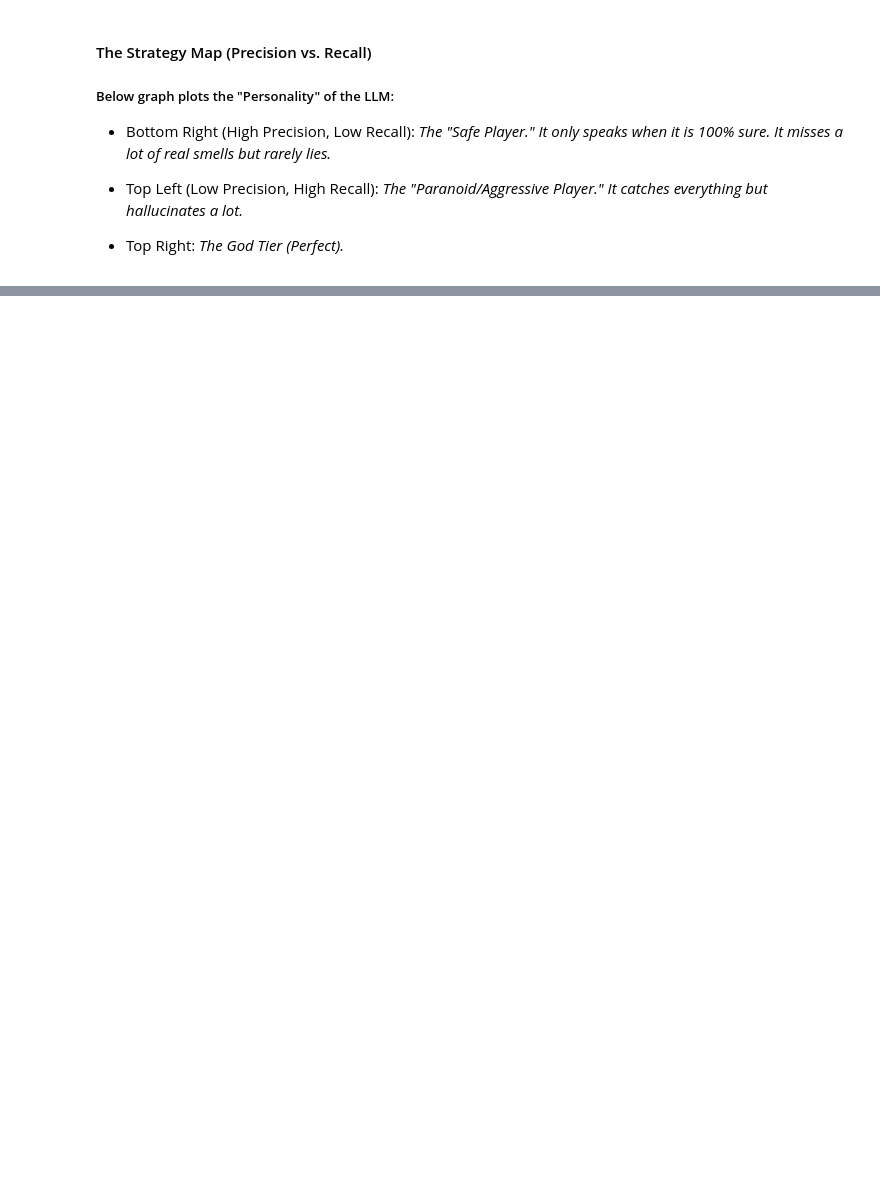
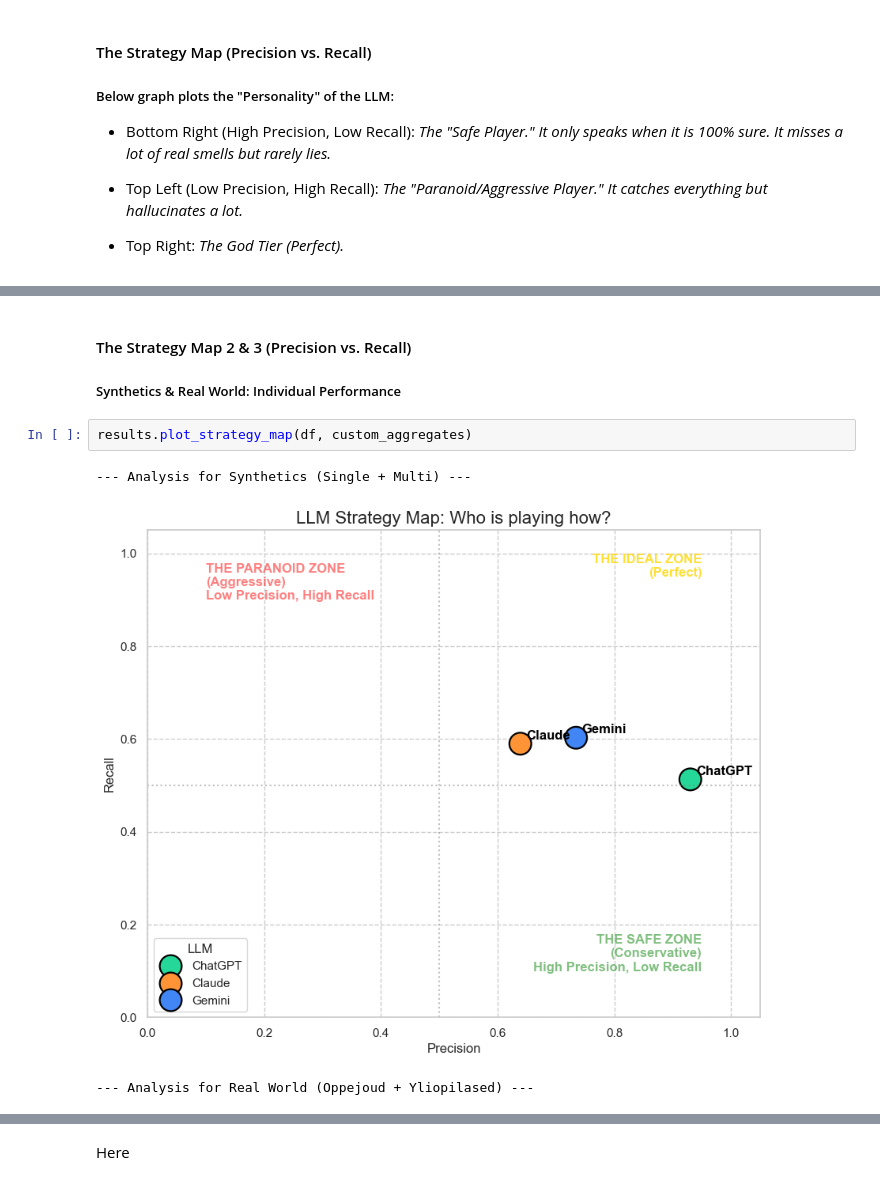
Before and after one commit to tarmoploom/detecting-uml-smells-using-llm, a Jupyter notebook: Results.ipynb, the cells around one changed output, grey strips where cells are left out. Cells and saved outputs as stored; diff of their text form; blank space fills up the shorter version.

```diff
--- a/Results.ipynb
+++ b/Results.ipynb
@@ -160,0 +164,10 @@ results.plot_strategy_map(df)
+# %% [markdown]
+#### The Strategy Map 2 & 3 (Precision vs. Recall)
+
+##### Synthetics & Real World: Individual Performance
+# %%
+results.plot_strategy_map(df, custom_aggregates)
+# %% [output]
+--- Analysis for Synthetics (Single + Multi) ---
+[figure, added]
+--- Analysis for Real World (Oppejoud + Yliopilased) ---
@@ -160,0 +175,2 @@ results.plot_strategy_map(df)
+# %% [markdown]
+Here
```
Also changed, not shown: parts of 6 cells of this notebook, 1 other file.
